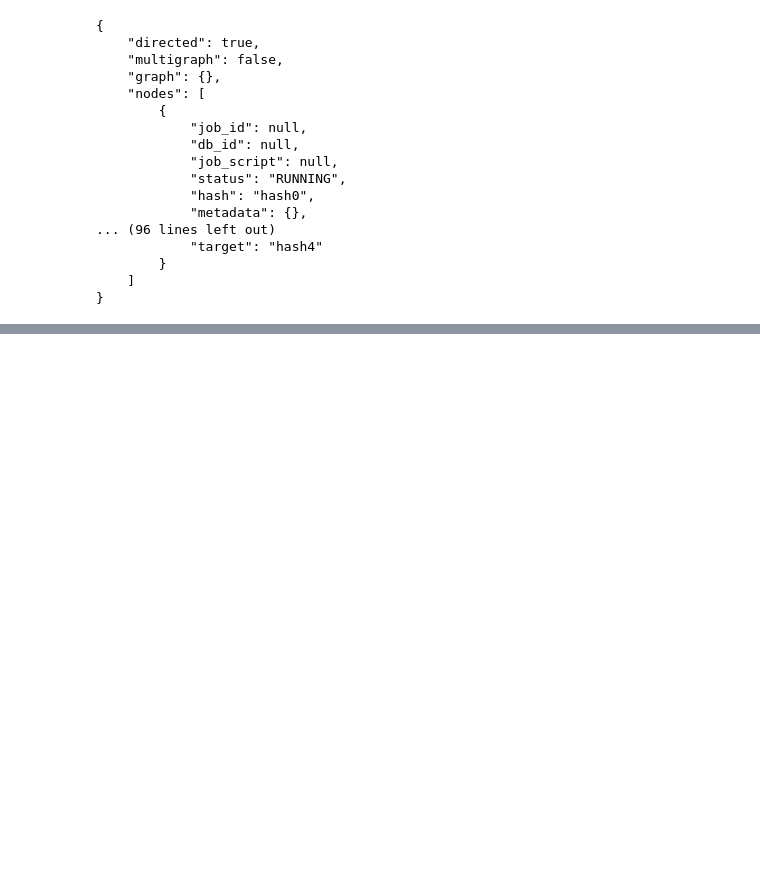
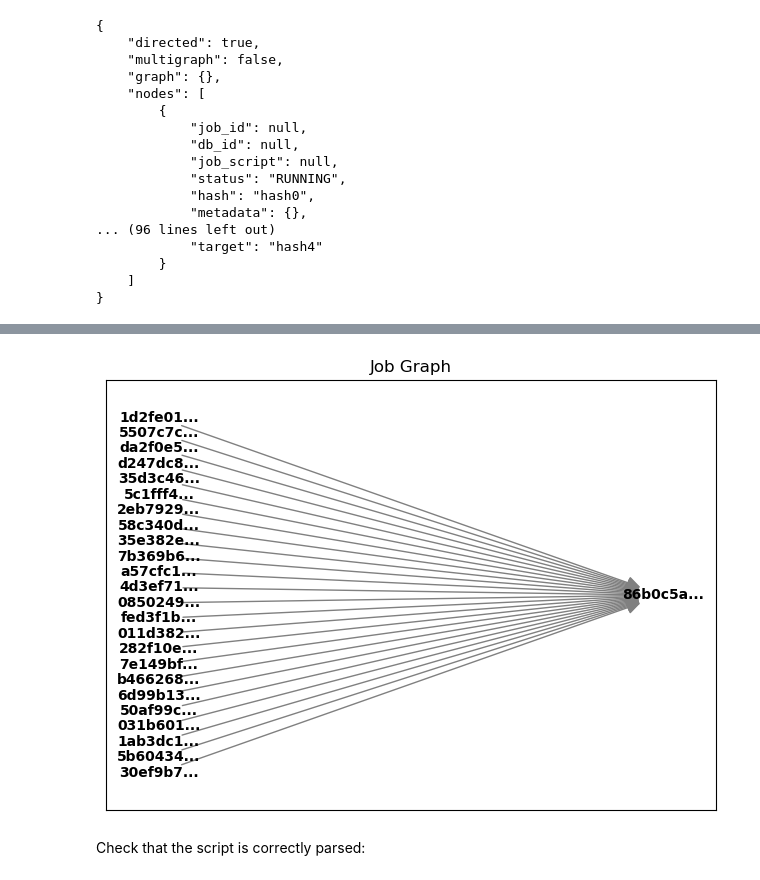
Before and after one commit to gdhjktru/hyrun, a Jupyter notebook: docs/src/user_guide/workflow.ipynb, the cells around one changed output, grey strips where cells are left out. Cells and saved outputs as stored; diff of their text form; code cells hidden in the pictures; blank space fills up the shorter version.

```diff
--- a/docs/src/user_guide/workflow.ipynb
+++ b/docs/src/user_guide/workflow.ipynb
@@ -339,0 +420,19 @@ Path(filename).unlink()
+# %%
+from hyrun.job import get_job, get_workflow
+
+# generate calculator jobs
+jobs = [get_job(get_run_settings(m)) for m in get_molecules()]
+# generate dummy job, may also a job which acts on the results of the calculator jobs
+dummy_job = get_job(gen_dummy_run_settings())
+# create a workflow from the calculator jobs
+wf = get_workflow(jobs)
+# .. and add the dummy job
+wf.add_node(dummy_job)
+# create job dependencies and add the scripts to the edges
+for i, job in enumerate(jobs):
+    wf.add_edge(job.hash, dummy_job.hash, script=get_script(job.tasks[0]))
+wf.show()
+# %% [output]
+[figure, added]
+# %% [markdown]
+Check that the script is correctly parsed:
```
Also changed, not shown: parts of 9 cells of this notebook.
